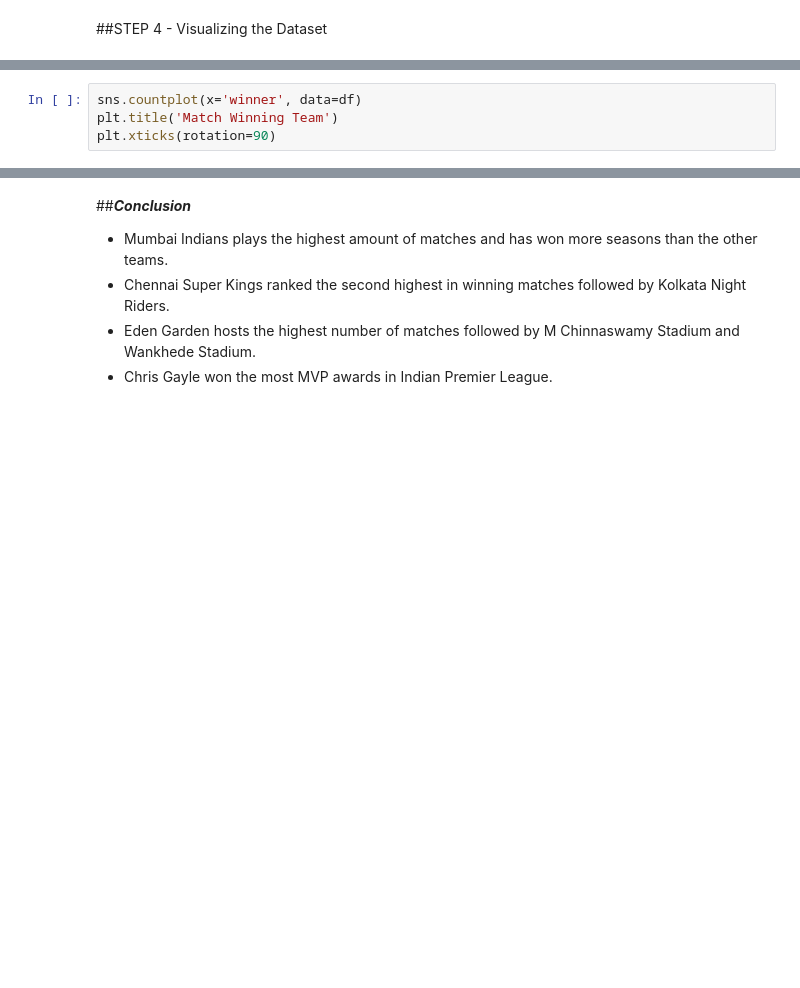
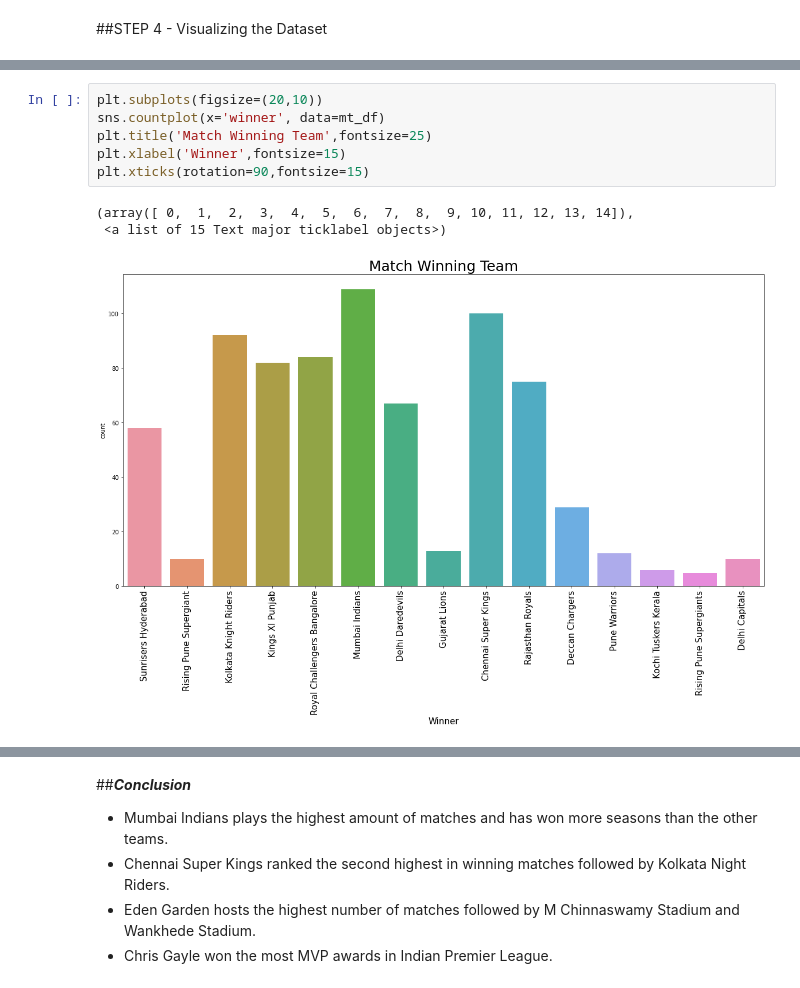
Before and after one commit to abhijeetraj22/TSF-GRIP_Tasks, a Jupyter notebook: TSF_Task_5.ipynb, the cells around one changed output, grey strips where cells are left out. Saved outputs shown, nothing was run; the diff lists cells and outputs as text; blank space fills up the shorter version.

```diff
--- a/TSF_Task_5.ipynb
+++ b/TSF_Task_5.ipynb
@@ -70,6 +170,12 @@ sns.countplot(x='season', data=df)
 # %%
-sns.countplot(x='winner', data=df)
-plt.title('Match Winning Team')
-plt.xticks(rotation=90)
+plt.subplots(figsize=(20,10))
+sns.countplot(x='winner', data=mt_df)
+plt.title('Match Winning Team',fontsize=25)
+plt.xlabel('Winner',fontsize=15)
+plt.xticks(rotation=90,fontsize=15)
+# %% [output]
+(array([ 0,  1,  2,  3,  4,  5,  6,  7,  8,  9, 10, 11, 12, 13, 14]),
+ <a list of 15 Text major ticklabel objects>)
+[figure, added]
 # %%
 plt.subplots(figsize=(20,10))
```
Also changed, not shown: parts of 17 cells of this notebook.
